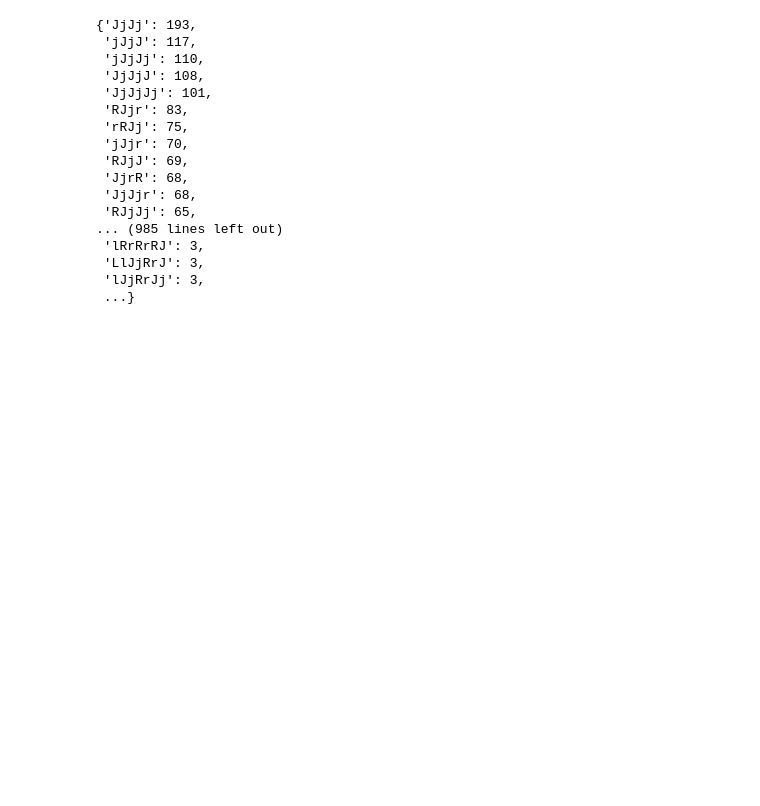
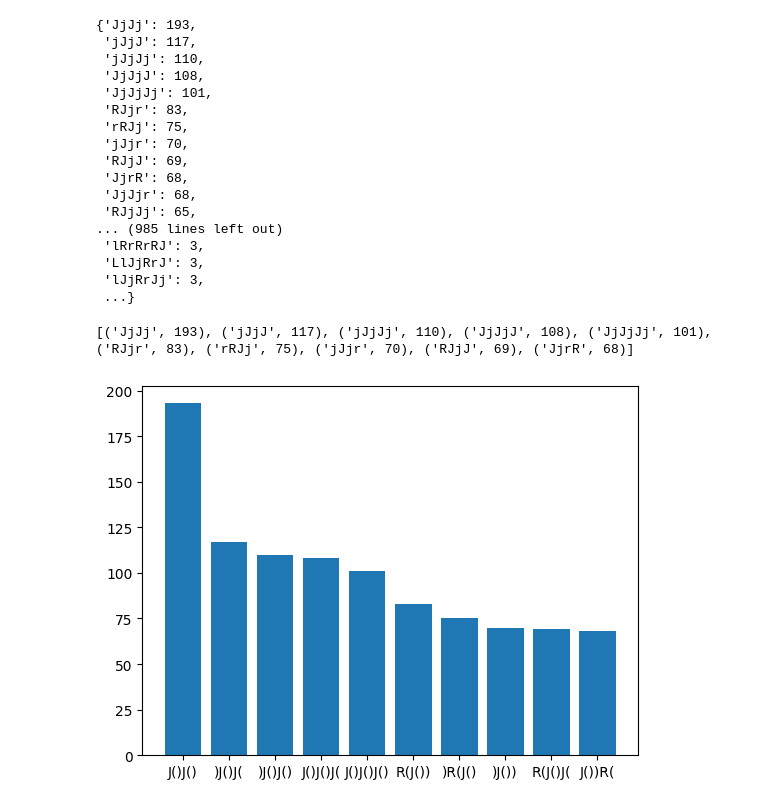
Before and after one commit to Amustache/Projet-Gameplay, a Jupyter notebook: wip/kevin/Stache's.ipynb, the cells around one changed output. Saved outputs shown, nothing was run; the diff lists cells and outputs as text; code cells hidden in the pictures; blank space fills up the shorter version.

```diff
--- a/wip/kevin/Stache's.ipynb
+++ b/wip/kevin/Stache's.ipynb
@@ -184,3 +191,25 @@ all_patterns
  'LlJjRrJ': 3,
  'lJjRrJj': 3,
  ...}
+# %%
+from itertools import islice
+n_items = list(islice(all_patterns.items(), 10))
+print(n_items)
+keys = []
+values = []
+for i, (k, v) in enumerate(n_items):
+    k = k.replace("J", "J(")
+    k = k.replace("j", ")")
+    k = k.replace("R", "R(")
+    k = k.replace("r", ")")
+    k = k.replace("L", "L(")
+    k = k.replace("l", ")")
+    keys.append(k)
+    values.append(v)
+
+fig, ax = plt.subplots()
+ax.bar(keys, values)
+plt.show()
+# %% [output]
+[('JjJj', 193), ('jJjJ', 117), ('jJjJj', 110), ('JjJjJ', 108), ('JjJjJj', 101), ('RJjr', 83), ('rRJj', 75), ('jJjr', 70), ('RJjJ', 69), ('JjrR', 68)]
+[figure, added]
```
Also changed, not shown: parts of 7 cells of this notebook.
